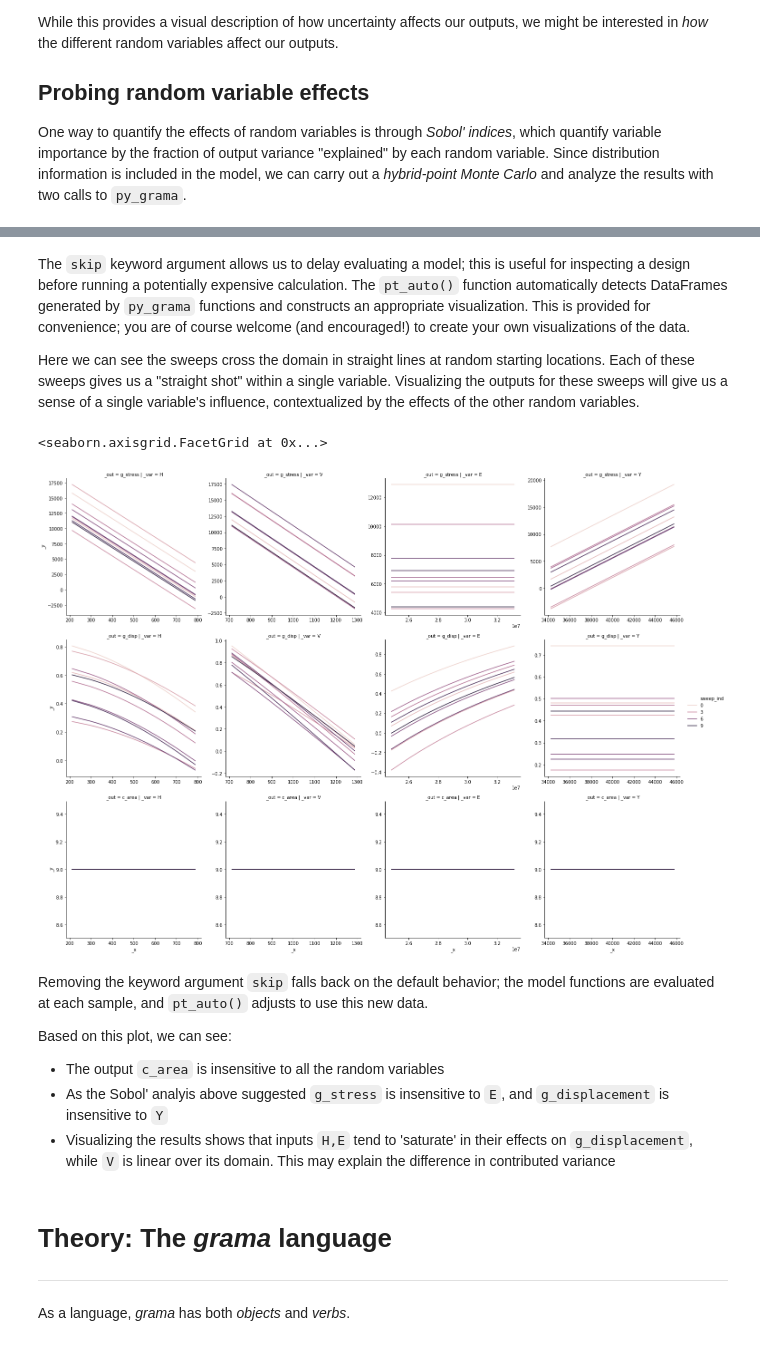
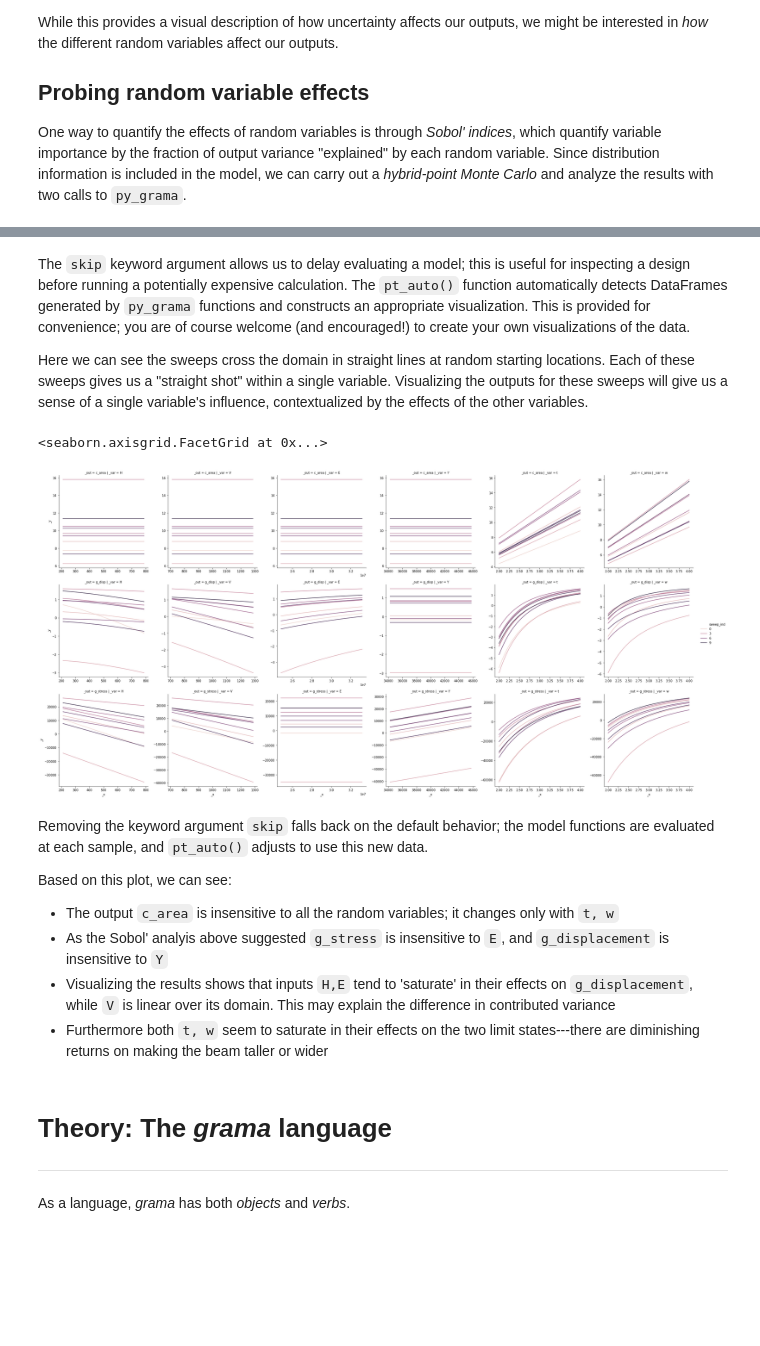
Before and after one commit to zdelrosario/py_grama, a Jupyter notebook: examples/demo/analysis_demo.ipynb, the cells around one changed output, grey strips where cells are left out. Saved outputs shown, nothing was run; the diff lists cells and outputs as text; code cells hidden in the pictures; blank space fills up the shorter version.

```diff
--- a/examples/demo/analysis_demo.ipynb
+++ b/examples/demo/analysis_demo.ipynb
@@ -118,24 +119,25 @@ Estimated runtime for design with model (Cantilever Beam):
 # %% [markdown]
 The `skip` keyword argument allows us to delay evaluating a model; this is useful for inspecting a design before running a potentially expensive calculation. The `pt_auto()` function automatically detects DataFrames generated by `py_grama` functions and constructs an appropriate visualization. This is provided for convenience; you are of course welcome (and encouraged!) to create your own visualizations of the data.
 
-Here we can see the sweeps cross the domain in straight lines at random starting locations. Each of these sweeps gives us a "straight shot" within a single variable. Visualizing the outputs for these sweeps will give us a sense of a single variable's influence, contextualized by the effects of the other random variables.
+Here we can see the sweeps cross the domain in straight lines at random starting locations. Each of these sweeps gives us a "straight shot" within a single variable. Visualizing the outputs for these sweeps will give us a sense of a single variable's influence, contextualized by the effects of the other variables.
 # %%
 df_beam_sweeps = \
     md_beam >> \
-    gr.ev_sinews(n_density=50, n_sweeps=10, df_det="nom")
+    gr.ev_sinews(n_density=50, n_sweeps=10, df_det="swp")
 
 df_beam_sweeps >> gr.pt_auto()
 # %% [output]
 <seaborn.axisgrid.FacetGrid at 0x...>
-[figure, old version]
+[figure, new version]
 # %% [markdown]
 Removing the keyword argument `skip` falls back on the default behavior; the model functions are evaluated at each sample, and `pt_auto()` adjusts to use this new data.
 
 Based on this plot, we can see:
 
-- The output `c_area` is insensitive to all the random variables
+- The output `c_area` is insensitive to all the random variables; it changes only with `t, w`
 - As the Sobol' analyis above suggested `g_stress` is insensitive to `E`, and `g_displacement` is insensitive to `Y`
 - Visualizing the results shows that inputs `H,E` tend to 'saturate' in their effects on `g_displacement`, while `V` is linear over its domain. This may explain the difference in contributed variance
+- Furthermore both `t, w` seem to saturate in their effects on the two limit states---there are diminishing returns on making the beam taller or wider
 # %% [markdown]
 # Theory: The *grama* language
 
```
Also changed, not shown: parts of 9 cells of this notebook, 3 other files.
